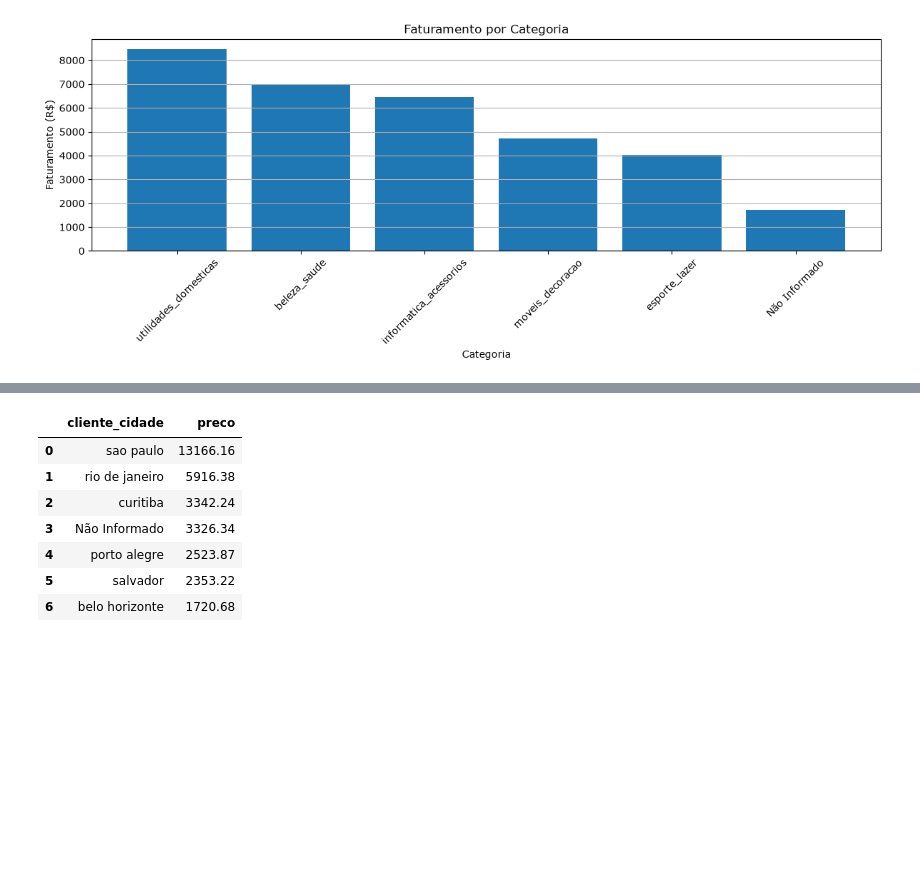
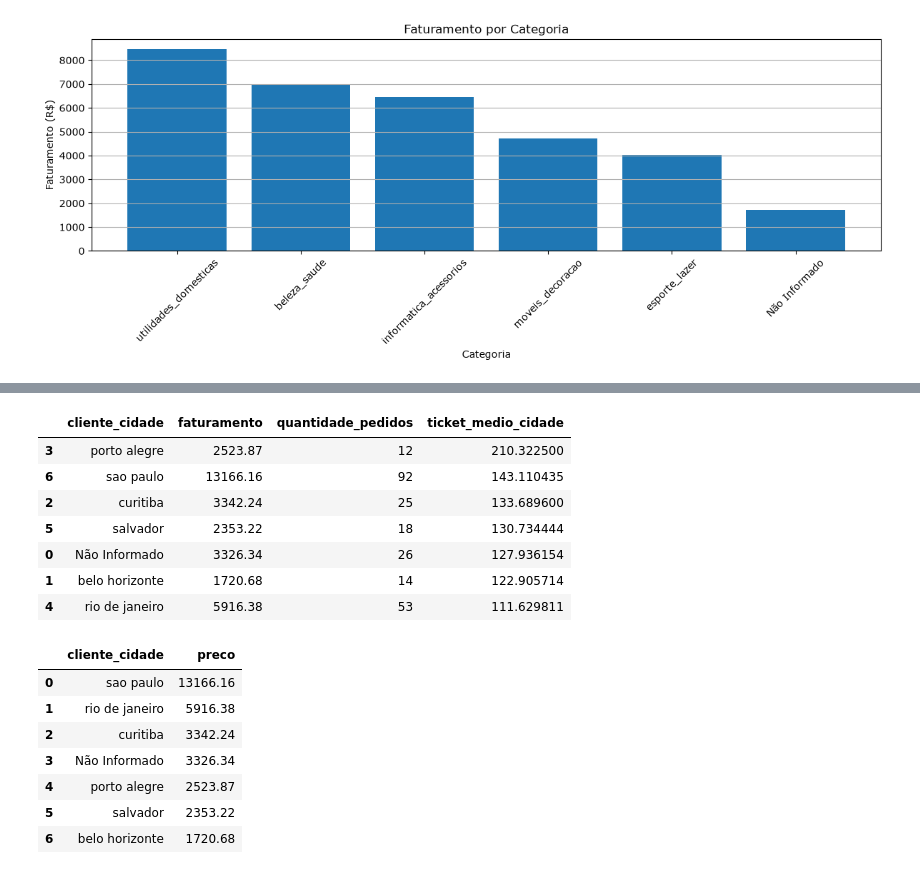
Before and after one commit to muriflellis/Projeto-E-Commerce-Murilo-Lellis, a Jupyter notebook: notebooks/analise_vendas.ipynb, the cells around one changed output, grey strips where cells are left out. Saved outputs shown, nothing was run; the diff lists cells and outputs as text; code cells hidden in the pictures; blank space fills up the shorter version.

```diff
--- a/notebooks/analise_vendas.ipynb
+++ b/notebooks/analise_vendas.ipynb
@@ -318,3 +342,17 @@ plt.show()
+# %%
+ticket_cidade = (df_tratado.groupby('cliente_cidade').agg(faturamento=('preco','sum'), quantidade_pedidos=('preco', 'count')).reset_index())
+ticket_cidade['ticket_medio_cidade'] = ticket_cidade['faturamento']/ticket_cidade['quantidade_pedidos']
+ticket_cidade = ticket_cidade.sort_values(by='ticket_medio_cidade',ascending=False)
+ticket_cidade
+# %% [output]
+|  | cliente_cidade | faturamento | quantidade_pedidos | ticket_medio_cidade |
+| 3 | porto alegre | 2523.87 | 12 | 210.322500 |
+| 6 | sao paulo | 13166.16 | 92 | 143.110435 |
+| 2 | curitiba | 3342.24 | 25 | 133.689600 |
+| 5 | salvador | 2353.22 | 18 | 130.734444 |
+| 0 | Não Informado | 3326.34 | 26 | 127.936154 |
+| 1 | belo horizonte | 1720.68 | 14 | 122.905714 |
+| 4 | rio de janeiro | 5916.38 | 53 | 111.629811 |
 # %%
 vendas_cidade = (df_tratado.groupby('cliente_cidade')['preco'].sum().reset_index().sort_values(by='preco', ascending=False).reset_index(drop=True))
 vendas_cidade
```
Also changed, not shown: parts of 3 cells of this notebook.
